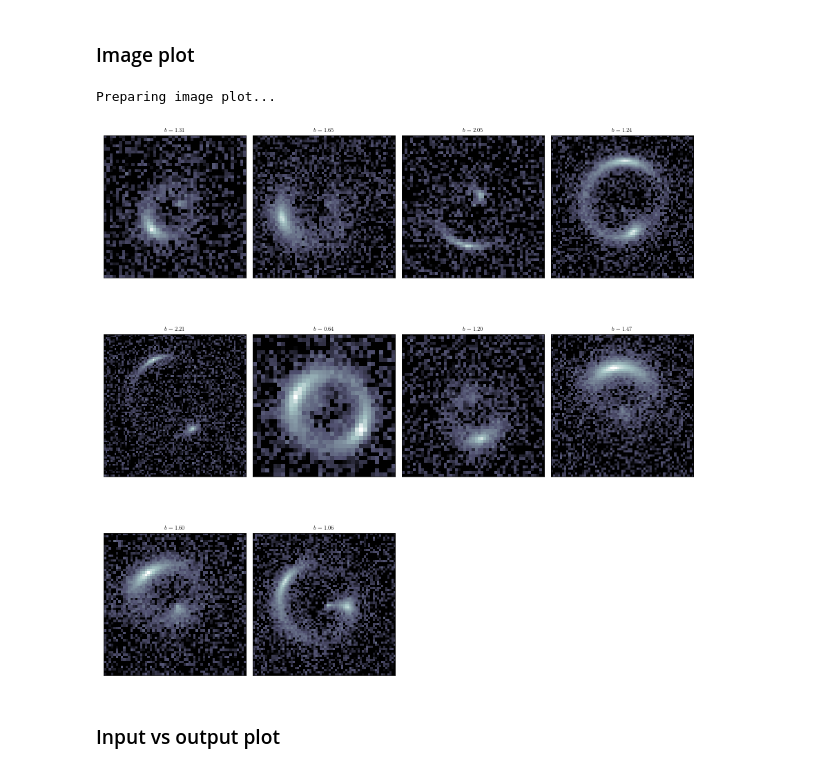
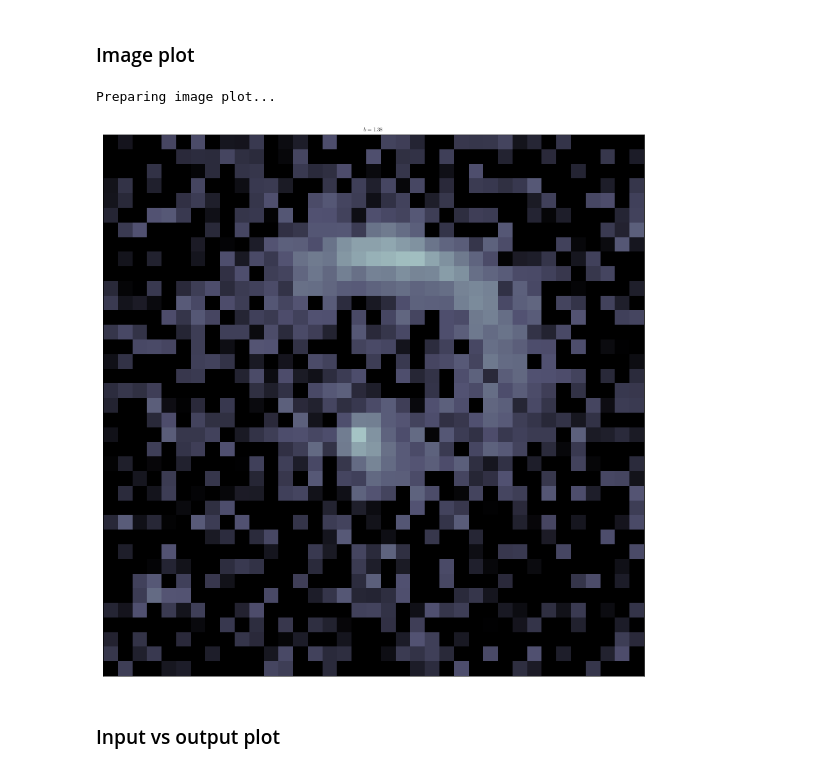
Before and after one commit to nataliehogg/analosis, a Jupyter notebook: analosis/notebooks/analosis_notebook.ipynb, the cells around one changed output. Saved outputs shown, nothing was run; the diff lists cells and outputs as text; code cells hidden in the pictures.

```diff
--- a/analosis/notebooks/analosis_notebook.ipynb
+++ b/analosis/notebooks/analosis_notebook.ipynb
@@ -46,16 +46,16 @@ Other parameters.
 cosmology = {'id': 'planck18', 'H0': 67.4, 'Om': 0.315}
 
 settings = {'scenario': 'composite lens',
-            'complexity': 'missing halo ellipticity',
+            'complexity': 'power law',
             'lens_light': False,
-            'number_of_images': 10,
+            'number_of_images': 1,
             'MCMC': True,
-            'job_name': 'minimal_no_halo_ellipticity_no_ll_large_source_offset',
+            'job_name': 'minimal_power_law',
             'n_burn': 1000,
             'n_run': 2000}
 parameters = {'maximum_shear': 0.03,
               'Einstein_radius_min': 0.7, # arcsec
-              'maximum_source_offset_factor': 2, # in units of the source half-light radius
+              'maximum_source_offset_factor': 1, # in units of the source half-light radius
               'sigma_halo_offset': 300} # pc
 # %% [markdown]
 ### Run
@@ -111,10 +89,10 @@ p = Plots(cosmology, path)
 # %% [markdown]
 ### Image plot
 # %%
-p.image_plot(path, settings, number_of_columns=4)
+p.image_plot(path, settings, number_of_columns=1)
 # %% [output]
 Preparing image plot...
-[figure, old version]
+[figure, new version]
 # %% [markdown]
 ### Input vs output plot
 # %%
```
Also changed, not shown: parts of 3 cells of this notebook, 2 other files.
